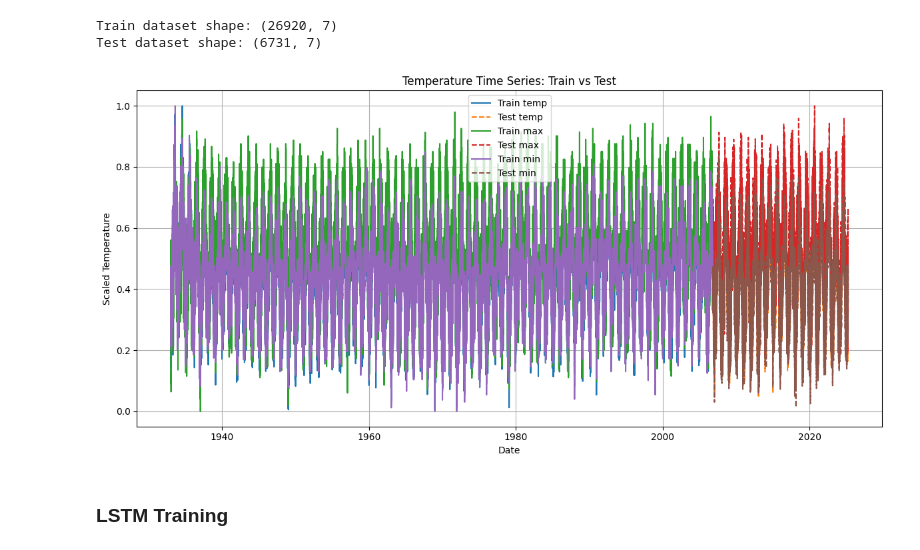
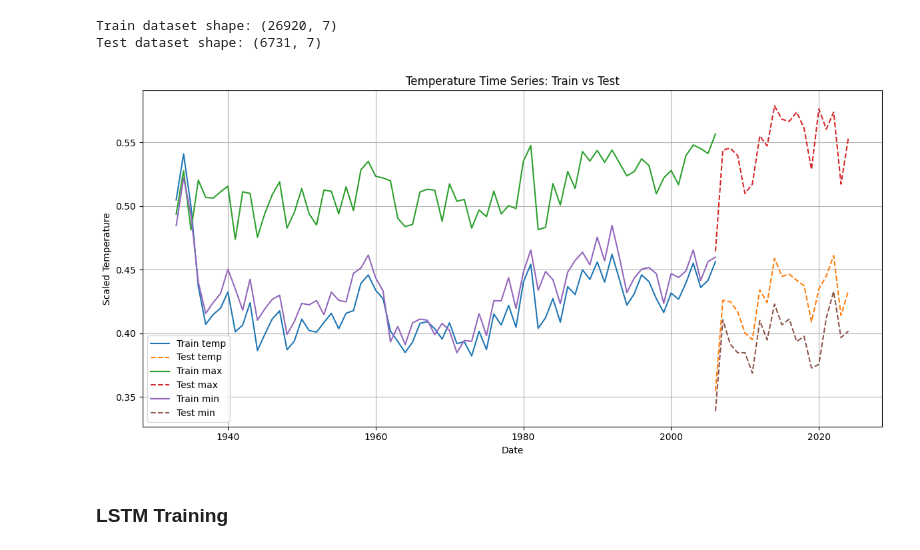
Before and after one commit to GianiRanzetti/Minerva---Weather-Derivatives, a Jupyter notebook: CNN-LSTM Model/Neural-Networks.ipynb, the cells around one changed output. Drawn from its saved outputs; the diff is of its cells as text; code cells hidden in the pictures.

```diff
--- a/CNN-LSTM Model/Neural-Networks.ipynb
+++ b/CNN-LSTM Model/Neural-Networks.ipynb
@@ -237,34 +237,40 @@ Test dataset shape: (6731, 7)
 # %%
 df_train['date'] = pd.to_datetime(df_train['date'])
 df_train['year'] = df_train['date'].dt.year
 
 # Define temp_cols as the list of features.
 temp_cols = ['temp', 'max', 'min']
 
 # Group by year and calculate the mean.
-yearly_trends = df_train.groupby('year')[temp_cols].mean()
-yearly_trends = yearly_trends[yearly_trends.index < 2025]
-yearly_trends.reset_index(inplace=True)
+yearly_trends_train = df_train.groupby('year')[temp_cols].mean()
+yearly_trends_train = yearly_trends_train[yearly_trends_train.index < 2025]
+yearly_trends_train.reset_index(inplace=False)
 
 # Optionally, compute differences between consecutive years.
-# yearly_trends['temp_diff'] = yearly_trends['temp'].diff()
+# yearly_trends_train['temp_diff'] = yearly_trends_train['temp'].diff()
+
+yearly_trends_test = df_test.groupby('year')[temp_cols].mean()
+yearly_trends_test = yearly_trends_test[yearly_trends_test.index < 2025]
+yearly_trends_test.reset_index(inplace=False)
+
+# yearly_trends_test['temp_diff'] = yearly_trends_test['temp'].diff()
 
 plt.figure(figsize=(12, 6))
 for col in temp_cols:
     # Plot training data (using the date column for the x-axis)
-    plt.plot(df_train['date'], df_train[col], label=f'Train {col}')
+    plt.plot(yearly_trends_train.index, yearly_trends_train[col], label=f'Train {col}')
     # Plot testing data
-    plt.plot(df_test['date'], df_test[col], label=f'Test {col}', linestyle='--')
+    plt.plot(yearly_trends_test.index, yearly_trends_test[col], label=f'Test {col}', linestyle='--')
 
 plt.title("Temperature Time Series: Train vs Test")
 plt.xlabel("Date")
 plt.ylabel("Scaled Temperature")
 plt.legend()
 plt.grid(True)
 plt.tight_layout()
 plt.show()
 # %% [output]
-[figure, old version]
+[figure, new version]
 # %% [markdown]
 ### LSTM Training
 # %% [markdown]
```
